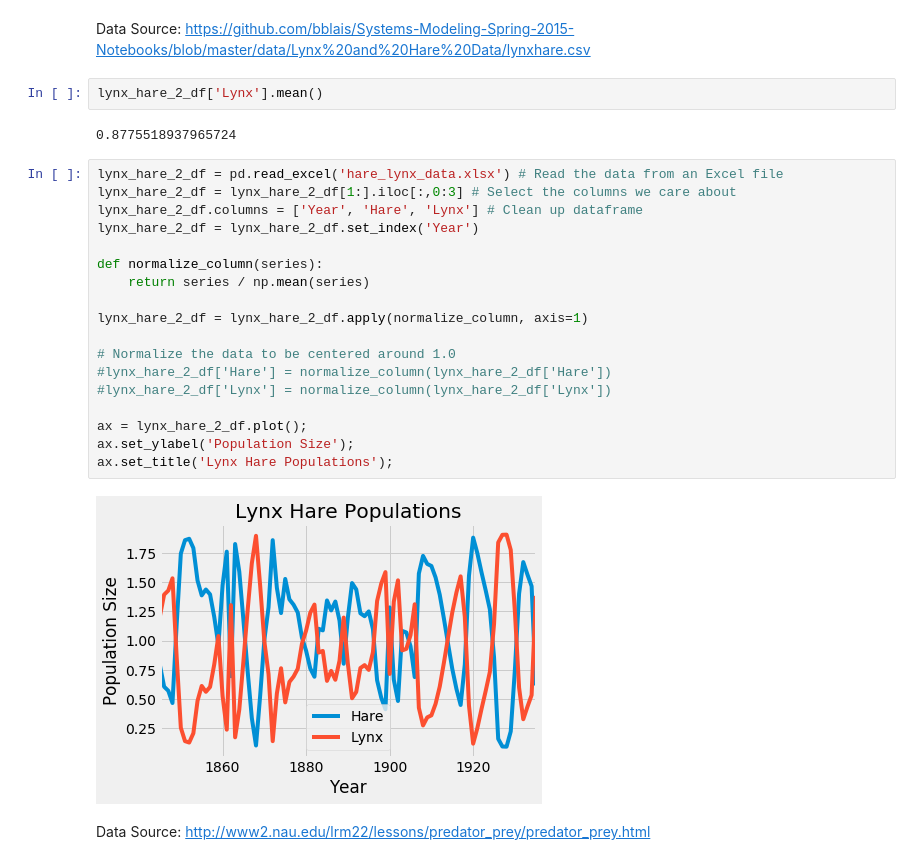
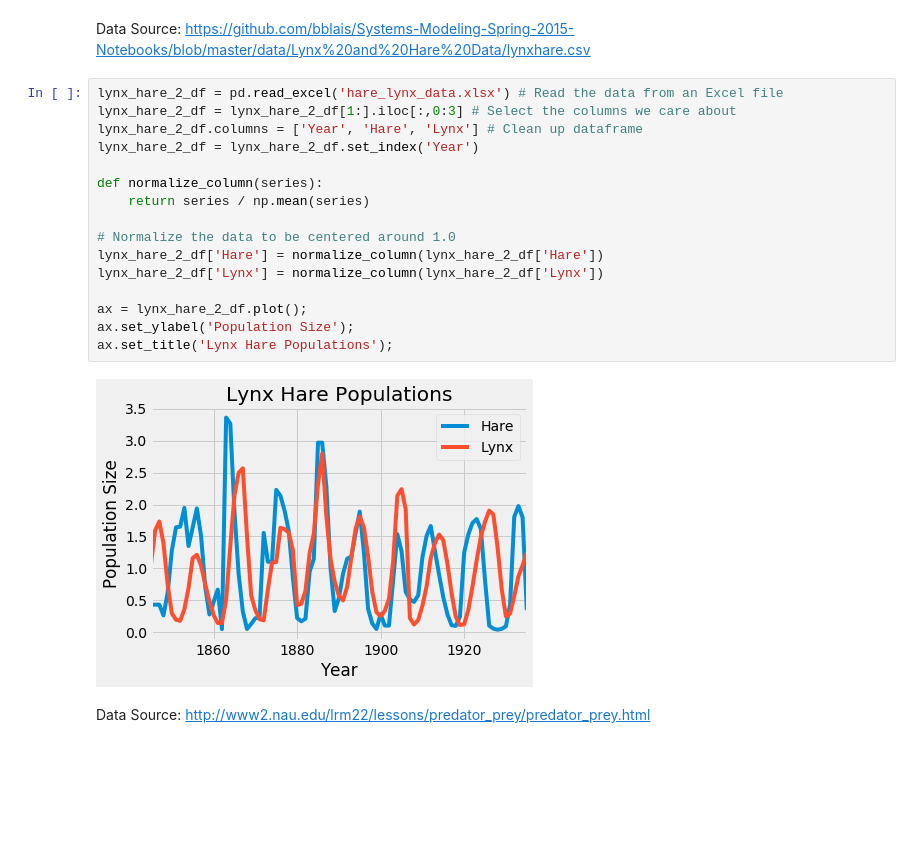
Before and after one commit to ds-modules/Bio-1B, a Jupyter notebook: Bio 1B Predator Prey.ipynb, the cells around one changed output. Saved outputs shown, nothing was run; the diff lists cells and outputs as text; blank space fills up the shorter version.

```diff
--- a/Bio 1B Predator Prey.ipynb
+++ b/Bio 1B Predator Prey.ipynb
@@ -162,30 +162,24 @@ ax.set_title('Lynx Hare Populations');
 # %% [markdown]
 Data Source:
 https://github.com/bblais/Systems-Modeling-Spring-2015-Notebooks/blob/master/data/Lynx%20and%20Hare%20Data/lynxhare.csv
-# %%
-lynx_hare_2_df['Lynx'].mean()
-# %% [output]
-0.8775518937965724
 # %%
 lynx_hare_2_df = pd.read_excel('hare_lynx_data.xlsx') # Read the data from an Excel file
 lynx_hare_2_df = lynx_hare_2_df[1:].iloc[:,0:3] # Select the columns we care about
 lynx_hare_2_df.columns = ['Year', 'Hare', 'Lynx'] # Clean up dataframe
 lynx_hare_2_df = lynx_hare_2_df.set_index('Year')
 
 def normalize_column(series):
     return series / np.mean(series)
 
-lynx_hare_2_df = lynx_hare_2_df.apply(normalize_column, axis=1)
-
 # Normalize the data to be centered around 1.0
-#lynx_hare_2_df['Hare'] = normalize_column(lynx_hare_2_df['Hare'])
-#lynx_hare_2_df['Lynx'] = normalize_column(lynx_hare_2_df['Lynx'])
+lynx_hare_2_df['Hare'] = normalize_column(lynx_hare_2_df['Hare'])
+lynx_hare_2_df['Lynx'] = normalize_column(lynx_hare_2_df['Lynx'])
 
 ax = lynx_hare_2_df.plot();
 ax.set_ylabel('Population Size');
 ax.set_title('Lynx Hare Populations');
 # %% [output]
-[figure, old version]
+[figure, new version]
 # %% [markdown]
 Data Source: http://www2.nau.edu/lrm22/lessons/predator_prey/predator_prey.html
 # %% [markdown]
```
Also changed, not shown: 4 other files.
